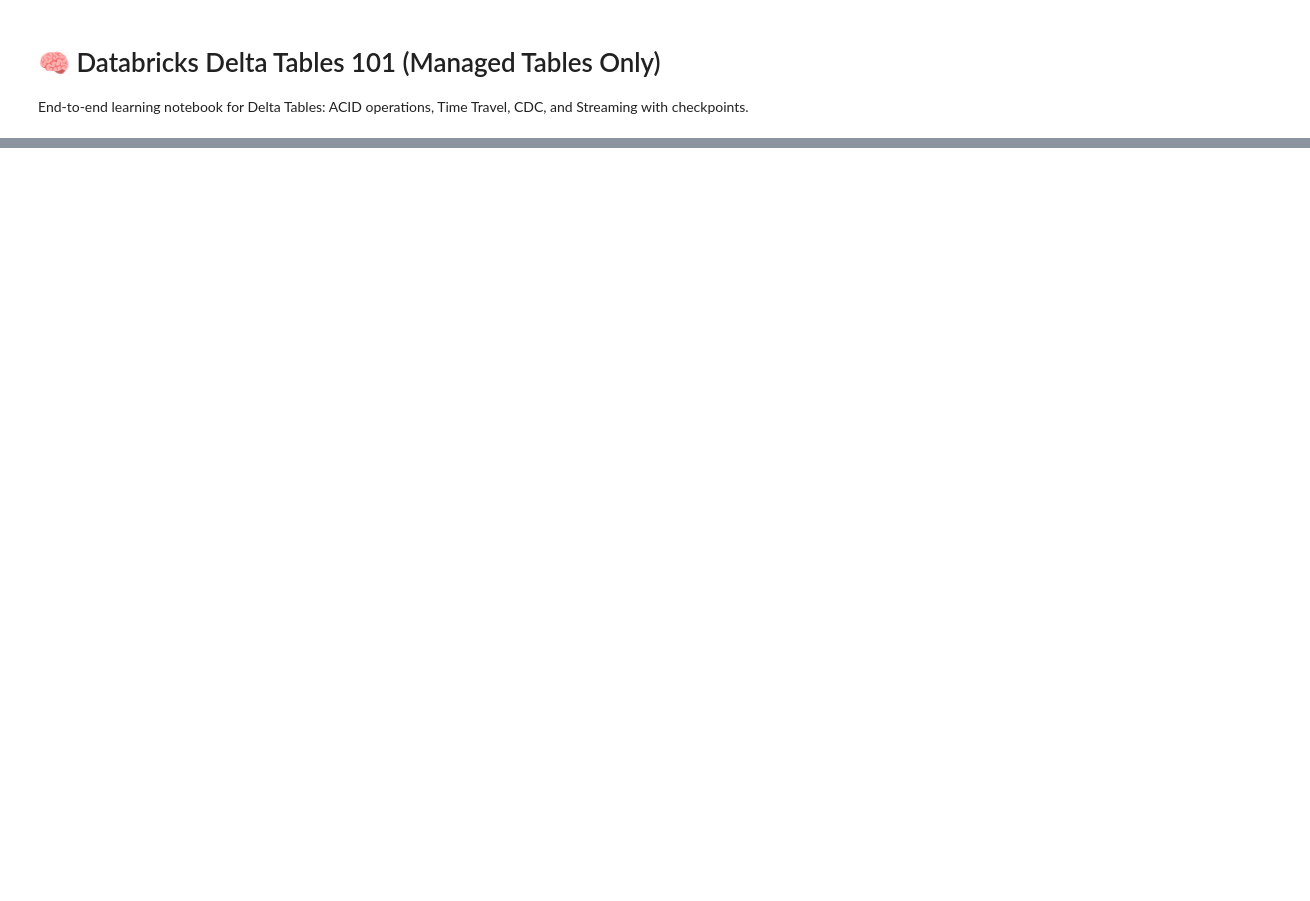
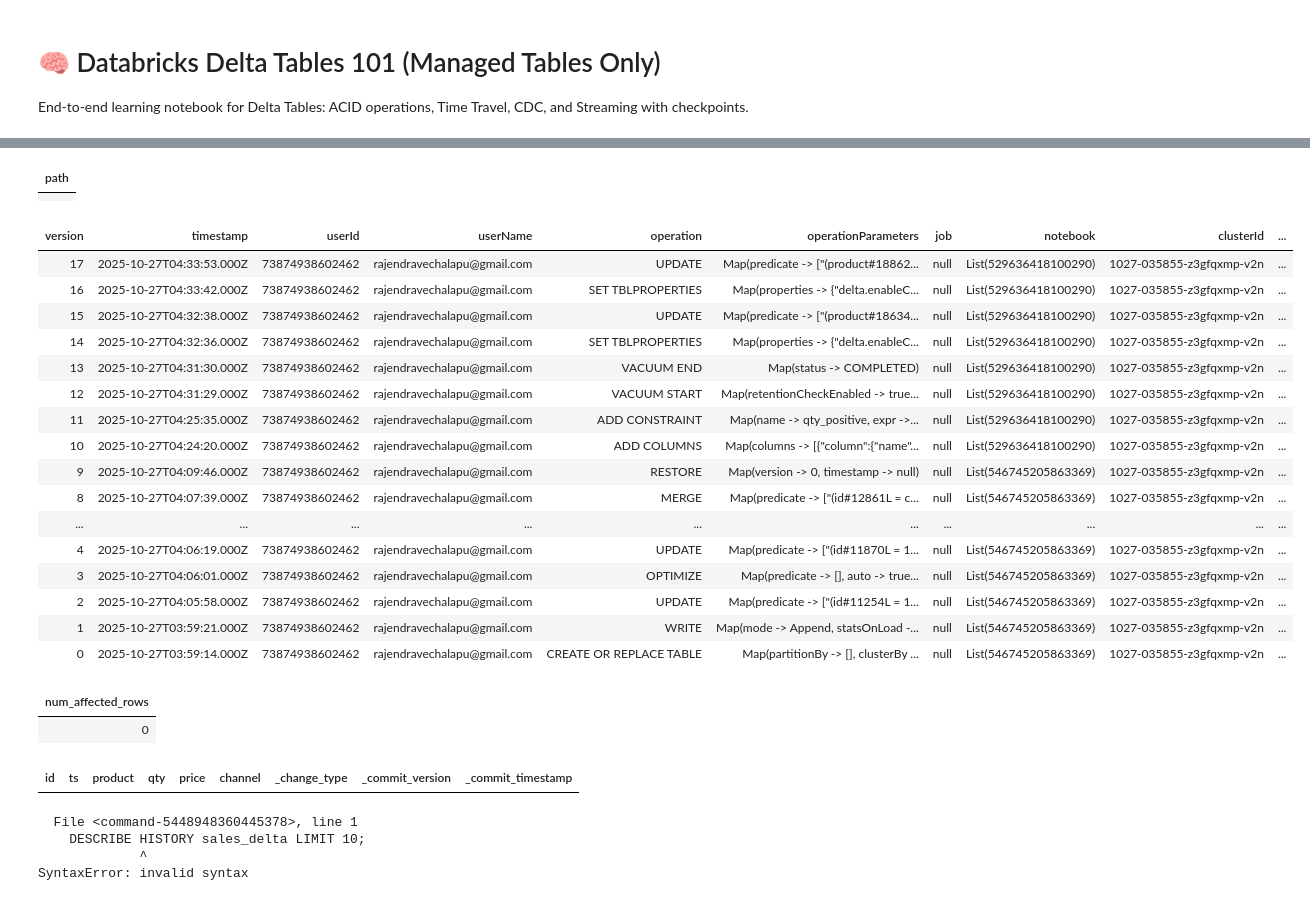
Before and after one commit to RajendraVechalapu/Databricks-Hands-On, a Jupyter notebook: Databricks_Delta_Tables_101.ipynb, the cells around one changed output, grey strips where cells are left out. Cells and saved outputs as stored; diff of their text form; code cells hidden in the pictures; blank space fills up the shorter version.

```diff
--- a/Databricks_Delta_Tables_101.ipynb
+++ b/Databricks_Delta_Tables_101.ipynb
@@ -127,0 +118,13 @@ OPTIMIZE gold_sales_10m ZORDER BY (window_start, product);
+# %%
+%sql
+-- OPTIMIZE compacts small files in the Delta table to improve read performance
+OPTIMIZE sales_delta;
+
+-- OPTIMIZE ... ZORDER BY physically sorts data by specified columns to speed up queries on those columns
+OPTIMIZE sales_delta ZORDER BY (product, ts);
+
+-- VACUUM removes old files no longer needed by the Delta table, retaining files from the last 168 hours
+VACUUM sales_delta RETAIN 168 HOURS;
+# %% [output]
+| path |
+|  |
@@ -127,0 +135,31 @@ OPTIMIZE gold_sales_10m ZORDER BY (window_start, product);
+# %%
+%sql
+-- record max/latest version of the table to use in CDC later
+
+DESCRIBE HISTORY sales_delta;
+# %% [output]
+| version | timestamp | userId | userName | operation | operationParameters | job | notebook | clusterId | ... |
+| 17 | 2025-10-27T04:33:53.000Z | 73874938602462 | rajendravechalapu@gmail.com | UPDATE | Map(predicate -> ["(product#18862... | null | List(529636418100290) | 1027-035855-z3gfqxmp-v2n | ... |
+| 16 | 2025-10-27T04:33:42.000Z | 73874938602462 | rajendravechalapu@gmail.com | SET TBLPROPERTIES | Map(properties -> {"delta.enableC... | null | List(529636418100290) | 1027-035855-z3gfqxmp-v2n | ... |
+| 15 | 2025-10-27T04:32:38.000Z | 73874938602462 | rajendravechalapu@gmail.com | UPDATE | Map(predicate -> ["(product#18634... | null | List(529636418100290) | 1027-035855-z3gfqxmp-v2n | ... |
+| 14 | 2025-10-27T04:32:36.000Z | 73874938602462 | rajendravechalapu@gmail.com | SET TBLPROPERTIES | Map(properties -> {"delta.enableC... | null | List(529636418100290) | 1027-035855-z3gfqxmp-v2n | ... |
+| 13 | 2025-10-27T04:31:30.000Z | 73874938602462 | rajendravechalapu@gmail.com | VACUUM END | Map(status -> COMPLETED) | null | List(529636418100290) | 1027-035855-z3gfqxmp-v2n | ... |
+| 12 | 2025-10-27T04:31:29.000Z | 73874938602462 | rajendravechalapu@gmail.com | VACUUM START | Map(retentionCheckEnabled -> true... | null | List(529636418100290) | 1027-035855-z3gfqxmp-v2n | ... |
+| 11 | 2025-10-27T04:25:35.000Z | 73874938602462 | rajendravechalapu@gmail.com | ADD CONSTRAINT | Map(name -> qty_positive, expr ->... | null | List(529636418100290) | 1027-035855-z3gfqxmp-v2n | ... |
+| 10 | 2025-10-27T04:24:20.000Z | 73874938602462 | rajendravechalapu@gmail.com | ADD COLUMNS | Map(columns -> [{"column":{"name"... | null | List(529636418100290) | 1027-035855-z3gfqxmp-v2n | ... |
+| 9 | 2025-10-27T04:09:46.000Z | 73874938602462 | rajendravechalapu@gmail.com | RESTORE | Map(version -> 0, timestamp -> null) | null | List(546745205863369) | 1027-035855-z3gfqxmp-v2n | ... |
+| 8 | 2025-10-27T04:07:39.000Z | 73874938602462 | rajendravechalapu@gmail.com | MERGE | Map(predicate -> ["(id#12861L = c... | null | List(546745205863369) | 1027-035855-z3gfqxmp-v2n | ... |
+| ... | ... | ... | ... | ... | ... | ... | ... | ... | ... |
+| 4 | 2025-10-27T04:06:19.000Z | 73874938602462 | rajendravechalapu@gmail.com | UPDATE | Map(predicate -> ["(id#11870L = 1... | null | List(546745205863369) | 1027-035855-z3gfqxmp-v2n | ... |
+| 3 | 2025-10-27T04:06:01.000Z | 73874938602462 | rajendravechalapu@gmail.com | OPTIMIZE | Map(predicate -> [], auto -> true... | null | List(546745205863369) | 1027-035855-z3gfqxmp-v2n | ... |
+| 2 | 2025-10-27T04:05:58.000Z | 73874938602462 | rajendravechalapu@gmail.com | UPDATE | Map(predicate -> ["(id#11254L = 1... | null | List(546745205863369) | 1027-035855-z3gfqxmp-v2n | ... |
+| 1 | 2025-10-27T03:59:21.000Z | 73874938602462 | rajendravechalapu@gmail.com | WRITE | Map(mode -> Append, statsOnLoad -... | null | List(546745205863369) | 1027-035855-z3gfqxmp-v2n | ... |
+| 0 | 2025-10-27T03:59:14.000Z | 73874938602462 | rajendravechalapu@gmail.com | CREATE OR REPLACE TABLE | Map(partitionBy -> [], clusterBy ... | null | List(546745205863369) | 1027-035855-z3gfqxmp-v2n | ... |
+# %%
+%sql
+
+-- Increment the 'qty' column by 1 for all rows where the product is 'Pencil'
+UPDATE sales_delta SET qty = qty + 1 WHERE product = 'Pencil';
+# %% [output]
+| num_affected_rows |
+| 0 |
@@ -128,8 +169,29 @@ OPTIMIZE gold_sales_10m ZORDER BY (window_start, product);
+# %%
+%sql
+-- Query the changes (inserts, updates, deletes) in the sales_delta table from version 0 to 100 using Change Data Feed
+-- Replace <cdf_enabled_version> with the version number where CDF was enabled
+SELECT *
+FROM table_changes('sales_delta', 14, 17);
+--SELECT * FROM table_changes('sales_delta', 0, 100);
+-- SELECT *
+-- FROM table_changes('sales_delta', <cdf_enabled_version>, <latest_version>);
+# %% [output]
+| id | ts | product | qty | price | channel | _change_type | _commit_version | _commit_timestamp |
 # %%
 %sql
+-- Show detailed metadata information about the sales_delta table
 DESCRIBE DETAIL sales_delta;
+
+-- Show the last 10 operations in the sales_delta table's history
 DESCRIBE HISTORY sales_delta LIMIT 10;
+
+-- Enable automatic file compaction and optimized writes for the sales_delta table
 ALTER TABLE sales_delta SET TBLPROPERTIES (
   'delta.autoOptimize.optimizeWrite'='true',
   'delta.autoOptimize.autoCompact'='true'
 );
+# %% [output]
+  File <command-5448948360445378>, line 1
+    DESCRIBE HISTORY sales_delta LIMIT 10;
+             ^
+SyntaxError: invalid syntax
```
Also changed, not shown: parts of 15 cells of this notebook.
